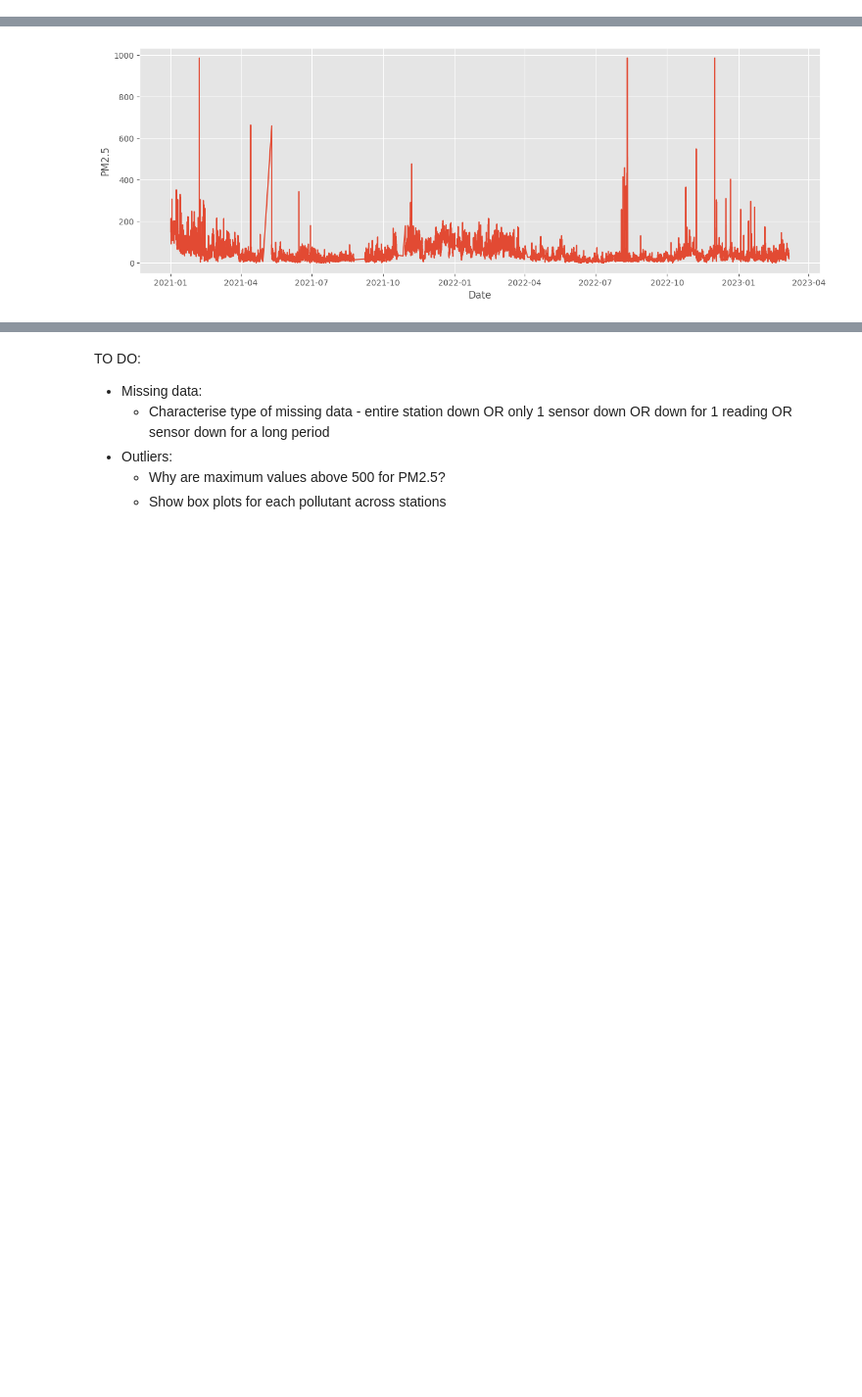
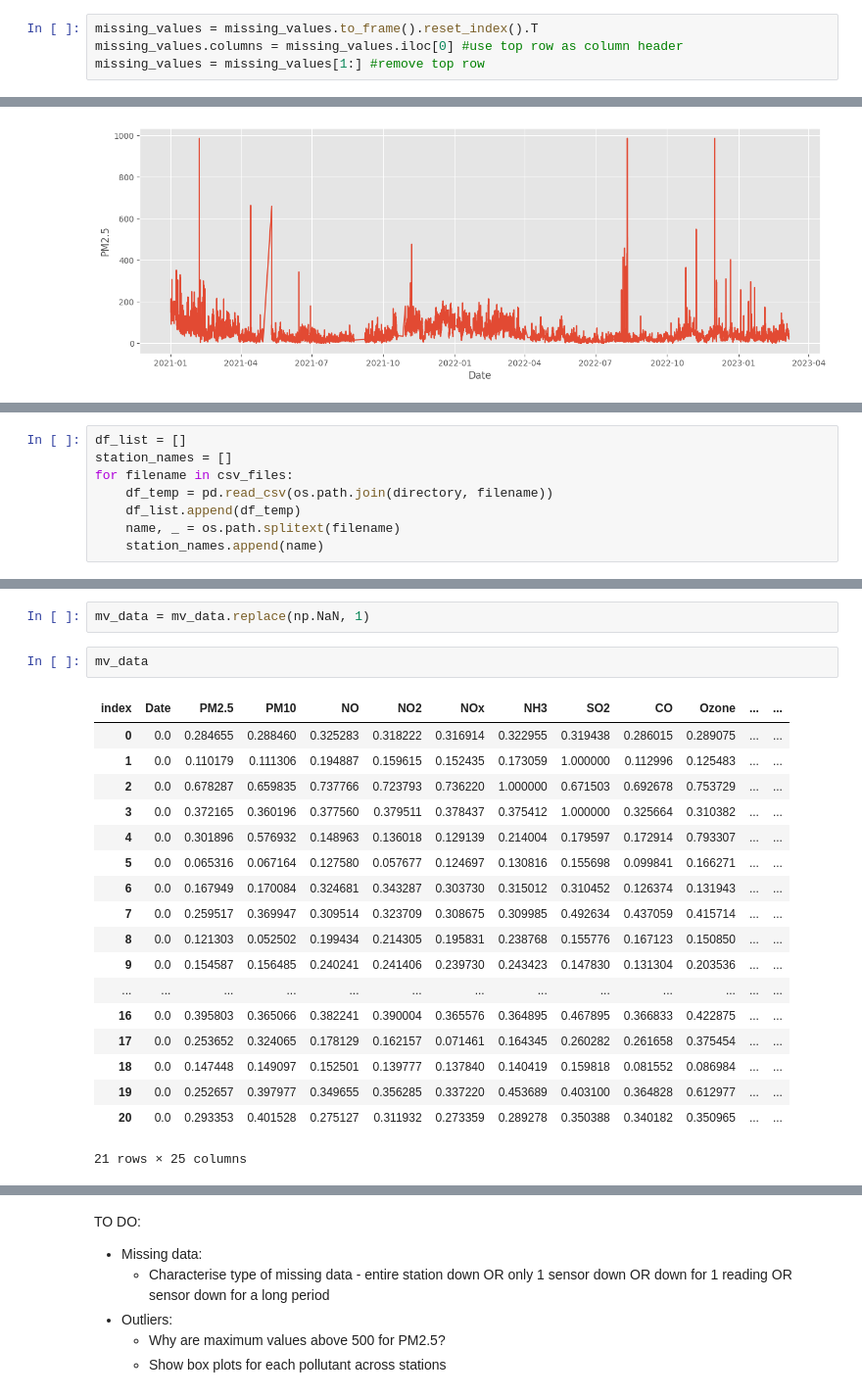
Before and after one commit to OmdenaAI/omdena-mumbai-chapter-air-quality, a Jupyter notebook: src/tasks/task-2-eda/cpcb_data_eda.ipynb, the cells around one changed output, grey strips where cells are left out. Shown: that part at 98% size. Drawn from its saved outputs; the diff is of its cells as text; blank space fills up the shorter version.

```diff
--- a/src/tasks/task-2-eda/cpcb_data_eda.ipynb
+++ b/src/tasks/task-2-eda/cpcb_data_eda.ipynb
@@ -130,3 +130,7 @@ BP              73.794893
 AT              28.845272
 TOT-RF           0.000000
 dtype: float64
+# %%
+missing_values = missing_values.to_frame().reset_index().T
+missing_values.columns = missing_values.iloc[0] #use top row as column header
+missing_values = missing_values[1:] #remove top row
@@ -151,0 +168,8 @@ graph = sns.lineplot(x="Date", y="PM2.5", ax=ax, data=df)
+# %%
+df_list = []
+station_names = []
+for filename in csv_files:
+    df_temp = pd.read_csv(os.path.join(directory, filename))
+    df_list.append(df_temp)
+    name, _ = os.path.splitext(filename)
+    station_names.append(name)
@@ -151,0 +215,23 @@ graph = sns.lineplot(x="Date", y="PM2.5", ax=ax, data=df)
+# %%
+mv_data = mv_data.replace(np.NaN, 1)
+# %%
+mv_data
+# %% [output]
+| index | Date | PM2.5 | PM10 | NO | NO2 | NOx | NH3 | SO2 | CO | Ozone | ... | ... |
+| 0 | 0.0 | 0.284655 | 0.288460 | 0.325283 | 0.318222 | 0.316914 | 0.322955 | 0.319438 | 0.286015 | 0.289075 | ... | ... |
+| 1 | 0.0 | 0.110179 | 0.111306 | 0.194887 | 0.159615 | 0.152435 | 0.173059 | 1.000000 | 0.112996 | 0.125483 | ... | ... |
+| 2 | 0.0 | 0.678287 | 0.659835 | 0.737766 | 0.723793 | 0.736220 | 1.000000 | 0.671503 | 0.692678 | 0.753729 | ... | ... |
+| 3 | 0.0 | 0.372165 | 0.360196 | 0.377560 | 0.379511 | 0.378437 | 0.375412 | 1.000000 | 0.325664 | 0.310382 | ... | ... |
+| 4 | 0.0 | 0.301896 | 0.576932 | 0.148963 | 0.136018 | 0.129139 | 0.214004 | 0.179597 | 0.172914 | 0.793307 | ... | ... |
+| 5 | 0.0 | 0.065316 | 0.067164 | 0.127580 | 0.057677 | 0.124697 | 0.130816 | 0.155698 | 0.099841 | 0.166271 | ... | ... |
+| 6 | 0.0 | 0.167949 | 0.170084 | 0.324681 | 0.343287 | 0.303730 | 0.315012 | 0.310452 | 0.126374 | 0.131943 | ... | ... |
+| 7 | 0.0 | 0.259517 | 0.369947 | 0.309514 | 0.323709 | 0.308675 | 0.309985 | 0.492634 | 0.437059 | 0.415714 | ... | ... |
+| 8 | 0.0 | 0.121303 | 0.052502 | 0.199434 | 0.214305 | 0.195831 | 0.238768 | 0.155776 | 0.167123 | 0.150850 | ... | ... |
+| 9 | 0.0 | 0.154587 | 0.156485 | 0.240241 | 0.241406 | 0.239730 | 0.243423 | 0.147830 | 0.131304 | 0.203536 | ... | ... |
+| ... | ... | ... | ... | ... | ... | ... | ... | ... | ... | ... | ... | ... |
+| 16 | 0.0 | 0.395803 | 0.365066 | 0.382241 | 0.390004 | 0.365576 | 0.364895 | 0.467895 | 0.366833 | 0.422875 | ... | ... |
+| 17 | 0.0 | 0.253652 | 0.324065 | 0.178129 | 0.162157 | 0.071461 | 0.164345 | 0.260282 | 0.261658 | 0.375454 | ... | ... |
+| 18 | 0.0 | 0.147448 | 0.149097 | 0.152501 | 0.139777 | 0.137840 | 0.140419 | 0.159818 | 0.081552 | 0.086984 | ... | ... |
+| 19 | 0.0 | 0.252657 | 0.397977 | 0.349655 | 0.356285 | 0.337220 | 0.453689 | 0.403100 | 0.364828 | 0.612977 | ... | ... |
+| 20 | 0.0 | 0.293353 | 0.401528 | 0.275127 | 0.311932 | 0.273359 | 0.289278 | 0.350388 | 0.340182 | 0.350965 | ... | ... |
+21 rows × 25 columns
```
Also changed, not shown: parts of 12 cells of this notebook.
